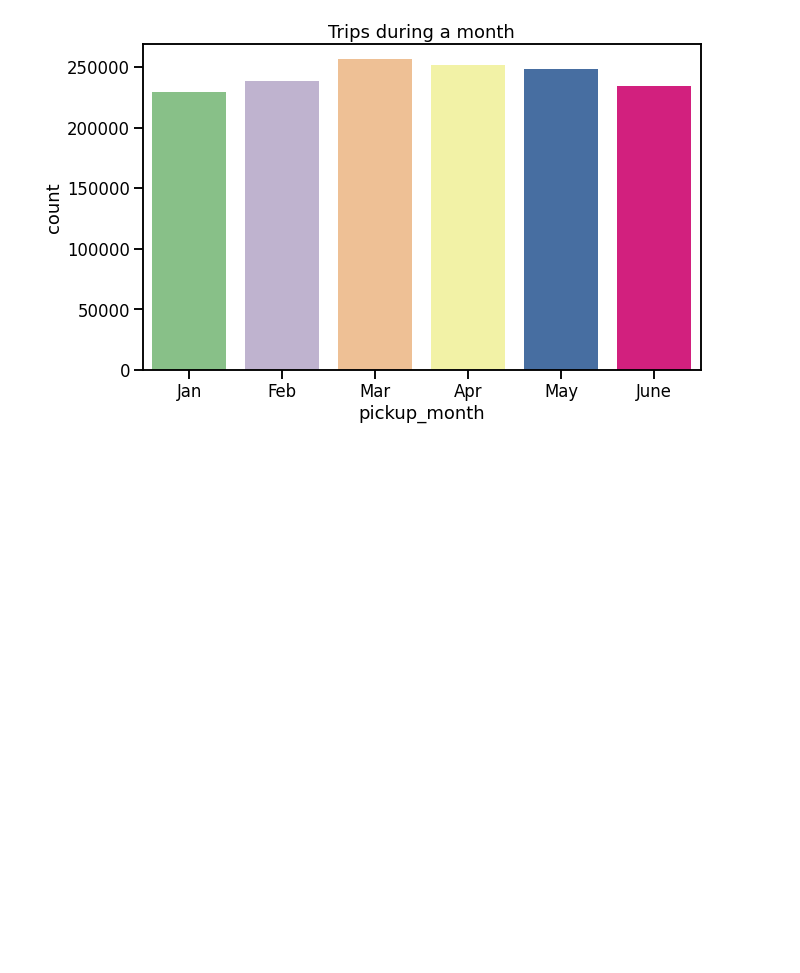
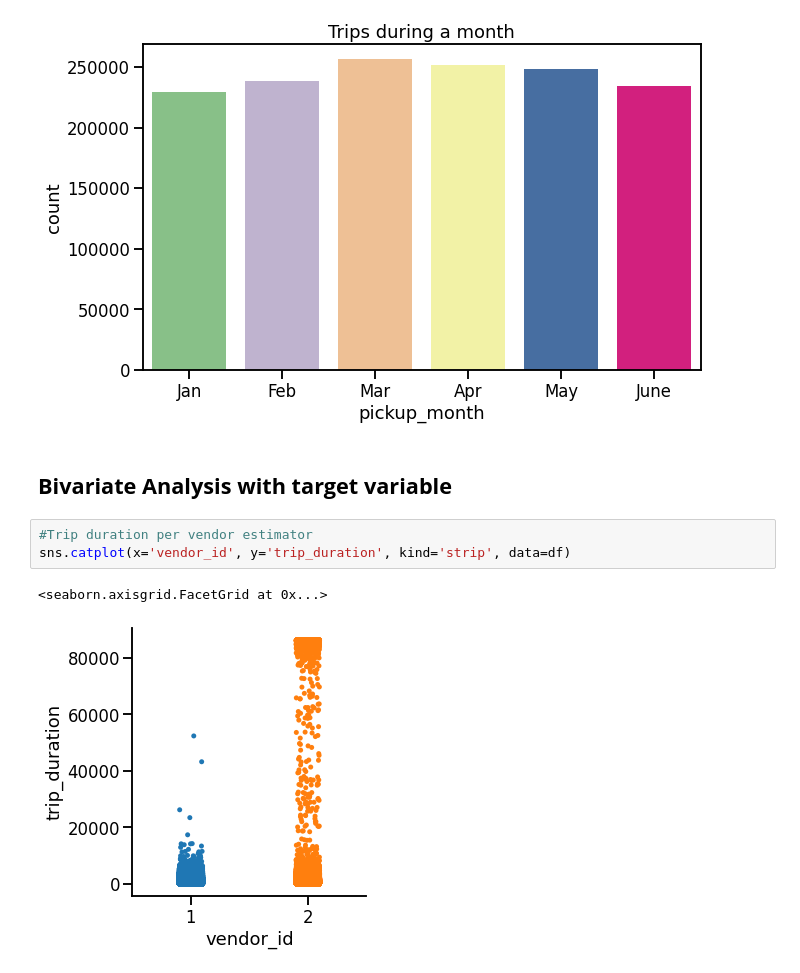
Before and after one commit to Rajvee-Sharma/NYC-Taxi-Trip-Prediction, a Jupyter notebook: Regression_NYC_Taxi_Trip_colab.ipynb, the cells around one changed output. Saved outputs shown, nothing was run; the diff lists cells and outputs as text; blank space fills up the shorter version.

```diff
--- a/Regression_NYC_Taxi_Trip_colab.ipynb
+++ b/Regression_NYC_Taxi_Trip_colab.ipynb
@@ -424,3 +424,11 @@ plt.title('Trips during a month')
 # %% [output]
 Text(0.5, 1.0, 'Trips during a month')
 [figure]
+# %% [markdown]
+## **Bivariate Analysis with target variable**
+# %%
+#Trip duration per vendor estimator
+sns.catplot(x='vendor_id', y='trip_duration', kind='strip', data=df)
+# %% [output]
+<seaborn.axisgrid.FacetGrid at 0x...>
+[figure, added]
```
Also changed, not shown: parts of 37 cells of this notebook.
